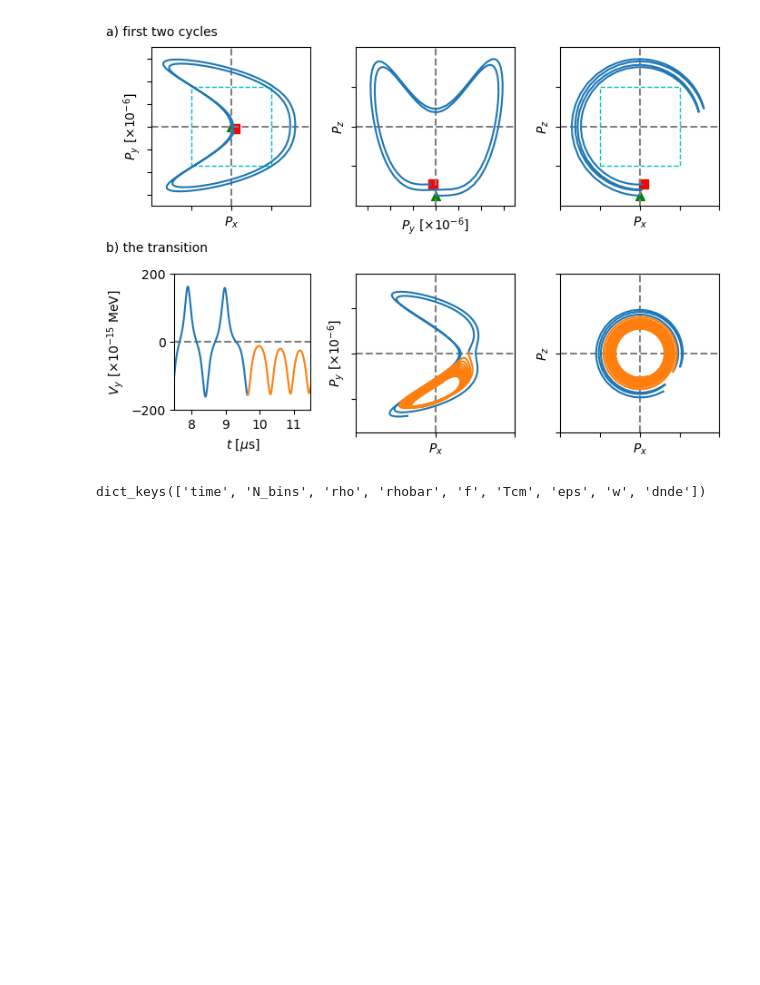
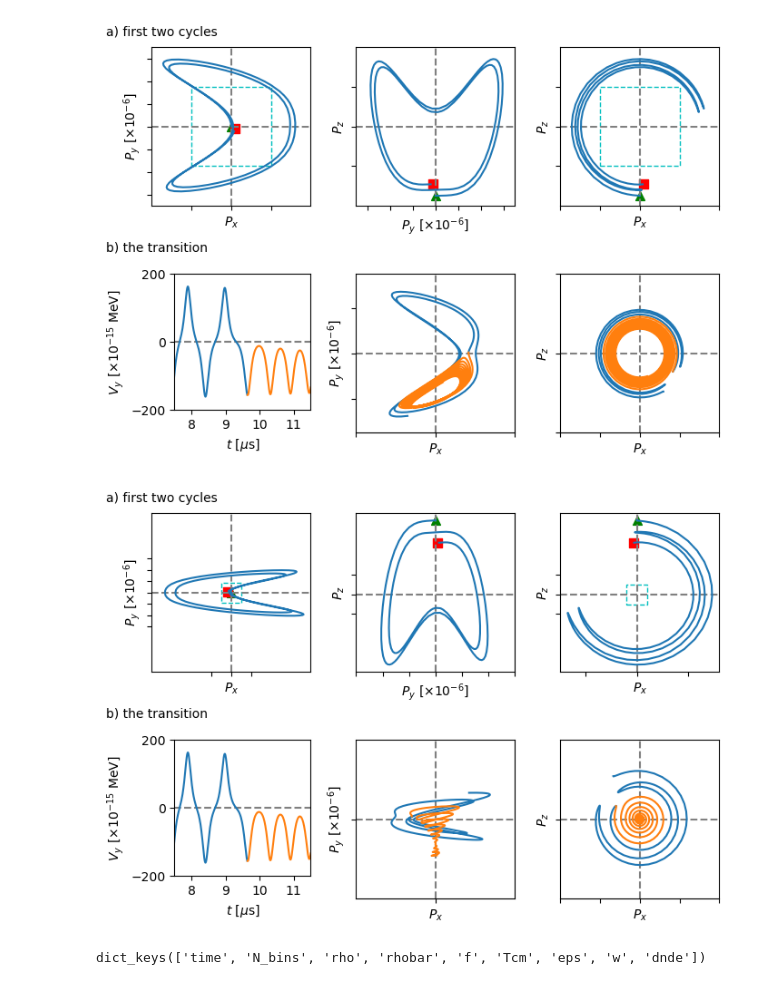
Before and after one commit to nuLABatUSD/QKESolveMPI, a Jupyter notebook: analysis/BlochPaperFigs.ipynb, the cells around one changed output. Drawn from its saved outputs; the diff is of its cells as text; code cells hidden in the pictures; blank space fills up the shorter version.

Commit message:
comparing bloch plots for different energy bins

```diff
--- a/analysis/BlochPaperFigs.ipynb
+++ b/analysis/BlochPaperFigs.ipynb
@@ -441,6 +441,106 @@ subfigs[1].text(0,0.9,"b) the transition", fontsize=label_fontsize)
 plt.savefig("Bloch.pdf", bbox_inches='tight')
 # %% [output]
 [figure]
+# %%
+fig = plt.figure(figsize=(7,5))
+subfigs = fig.subfigures(nrows=2, ncols=1, hspace=0)
+
+xy1 = subfigs[0].add_axes([2/28, 1/10, 7/28, 7/10])
+yz1 = subfigs[0].add_axes([11/28, 1/10, 7/28, 7/10])
+xz1 = subfigs[0].add_axes([20/28, 1/10, 7/28, 7/10])
+
+xy2 = subfigs[1].add_axes([11/28, 1/10, 7/28, 7/10])
+xz2 = subfigs[1].add_axes([20/28, 1/10, 7/28, 7/10])
+
+xy2.set_box_aspect(1)
+xz2.set_box_aspect(1)
+
+V2 = subfigs[1].add_axes([3/28, 2/10, 6/28, 6/10])
+
+V2.axhline(0, c='0.50', ls='--')
+
+bloch = [xy1, yz1, xz1, xy2, xz2]
+
+for ax in bloch:
+    ax.axhline(0, c='0.50', ls='--')
+    ax.axvline(0, c='0.50', ls='--')
+
+label_fontsize = 10
+
+#xy1.scatter(Px[t_index,15][1:9], Py[t_index,15][1:9]*1e6)
+xy1.scatter(Px[t_index,45][0],Py[t_index,45][0]*1e6, marker='^', color='green', s=50, label=r"$t_0$")
+xy1.scatter(Px[t_index,45][8],Py[t_index,45][8]*1e6, marker='s', color='red', s=50, label=r"$t_f$")
+xy1.plot(Px[t_index[0] : t_index[8],45], Py[t_index[0] : t_index[8],45]*1e6)
+xy1.set_xlabel(r"$P_x$", fontsize=label_fontsize)
+xy1.set_ylabel(r"$P_y~[\times 10^{-6}]$", fontsize=label_fontsize)
+xy1.set_xticks([-0.2, 0, 0.2])
+xy1.set_yticks([-0.6, -0.4, -0.2, 0, 0.2, 0.4, 0.6])
+xy1.tick_params(labelbottom=False, labelleft=False)
+xy1.set_xlim(-0.8,0.8)
+xy1.set_ylim(-1.4,1.4)
+xy1.add_patch(plt.Rectangle((-.1, -.175), .2, .35, ls="--", fc="none", ec="c"))
+
+#yz1.scatter(Py[t_index,15][1:9]*1e6, Pz[t_index,15][1:9])
+yz1.scatter(Py[t_index,45][0]*1e6,Pz[t_index,45][0], marker='^', color='green', s=50, label=r"$t_0$")
+yz1.scatter(Py[t_index,45][8]*1e6,Pz[t_index,45][8], marker='s', color='red', s=50, label=r"$t_f$")
+yz1.plot(Py[t_index[0] : t_index[8],45]*1e6, Pz[t_index[0] : t_index[8],45])
+yz1.set_xlabel(r"$P_y~[\times 10^{-6}]$", fontsize=label_fontsize)
+yz1.set_ylabel(r"$P_z$", fontsize=label_fontsize)
+yz1.set_yticks([-0.2, 0, 0.2])
+yz1.set_xticks([-0.6, -0.4, -0.2, 0, 0.2, 0.4, 0.6])
+yz1.tick_params(labelbottom=False, labelleft=False)
+#yz1.set_xlim(-0.7,0.7)
+#yz1.set_ylim(-0.4,0.4)
+
+#xz1.scatter(Pz[t_index,15][1:9],Px[t_index,15][1:9])
+xz1.scatter(Px[t_index,45][0],Pz[t_index,45][0], marker='^', color='green', s=50, label=r"$t_0$")
+xz1.scatter(Px[t_index,45][8],Pz[t_index,45][8], marker='s', color='red', s=50, label=r"$t_f$")
+xz1.plot(Px[t_index[0] : t_index[8],45], Pz[t_index[0] : t_index[8],45])
+xz1.set_ylabel(r"$P_z$", fontsize=label_fontsize)
+xz1.set_xlabel(r"$P_x$", fontsize=label_fontsize)
+xz1.set_yticks([-0.2, 0, 0.2])
+xz1.set_yticks([-0.2, 0, 0.2])
+xz1.tick_params(labelbottom=False, labelleft=False)
+#xz1.set_xlim(-0.4,0.4)
+#xz1.set_ylim(-0.4,0.4)
+xz1.add_patch(plt.Rectangle((-.1, -.1), .2, .2, ls="--", fc="none", ec="c"))
+
+
+xy2.plot(Px[t_index[43]:t_index[50],45], Py[t_index[43]:t_index[50],45]*1e6)
+xy2.plot(Px[t_index[50]:,45], Py[t_index[50]:,45]*1e6)
+xy2.set_xticks([-0.2, 0, 0.2])
+xy2.set_yticks([-0.6, -0.4, -0.2, 0, 0.2, 0.4, 0.6])
+xy2.tick_params(labelbottom=False, labelleft=False)
+xy2.set_xlabel(r"$P_x$", fontsize=label_fontsize)
+xy2.set_ylabel(r"$P_y~[\times 10^{-6}]$", fontsize=label_fontsize)
+xy2.set_xlim(-0.1,0.1)
+xy2.set_ylim(-0.175,0.175)
+
+xz2.plot(Px[t_index[44]:t_index[50],45], Pz[t_index[44]:t_index[50],45])
+xz2.plot(Px[t_index[50]:,45], Pz[t_index[50]:,45])
+xz2.set_ylabel(r"$P_z$", fontsize=label_fontsize)
+xz2.set_xlabel(r"$P_x$", fontsize=label_fontsize)
+xz2.set_yticks([-0.2, 0, 0.2])
+xz2.set_yticks([-0.2, 0, 0.2])
+xz2.tick_params(labelbottom=False, labelleft=False)
+xz2.set_xlim(-0.1,0.1)
+xz2.set_ylim(-0.1,0.1)
+
+V2.plot(t[t_index[43]:t_index[51]], Vy[Vy_index[43]:Vy_index[51]]*1e15)
+V2.plot(t[t_index[51] :], Vy[Vy_index[51] :]*1e15)
+V2.set_xlim(7.5,11.5)
+V2.set_xticks([8,9,10,11])
+V2.set_xticklabels([8,9,10,11])
+V2.set_yticks([-200, 0, 200])
+V2.set_xlabel(r"$t~[\mu{\rm s}]$", fontsize=label_fontsize)
+V2.set_ylabel(r"$V_y~[\times 10^{-15}~\text{MeV}]$", fontsize=label_fontsize)
+
+subfigs[0].text(0,0.85,"a) first two cycles", fontsize=label_fontsize)
+subfigs[1].text(0,0.9,"b) the transition", fontsize=label_fontsize)
+
+plt.savefig("Bloch.pdf", bbox_inches='tight')
+# %% [output]
+[figure, added]
 # %%
 QKE = pd.make_data_dictionary("../results/62-fix_mat_small.csv", "../results/51-full_QKE-eps.csv")
 QKE.keys()
```
